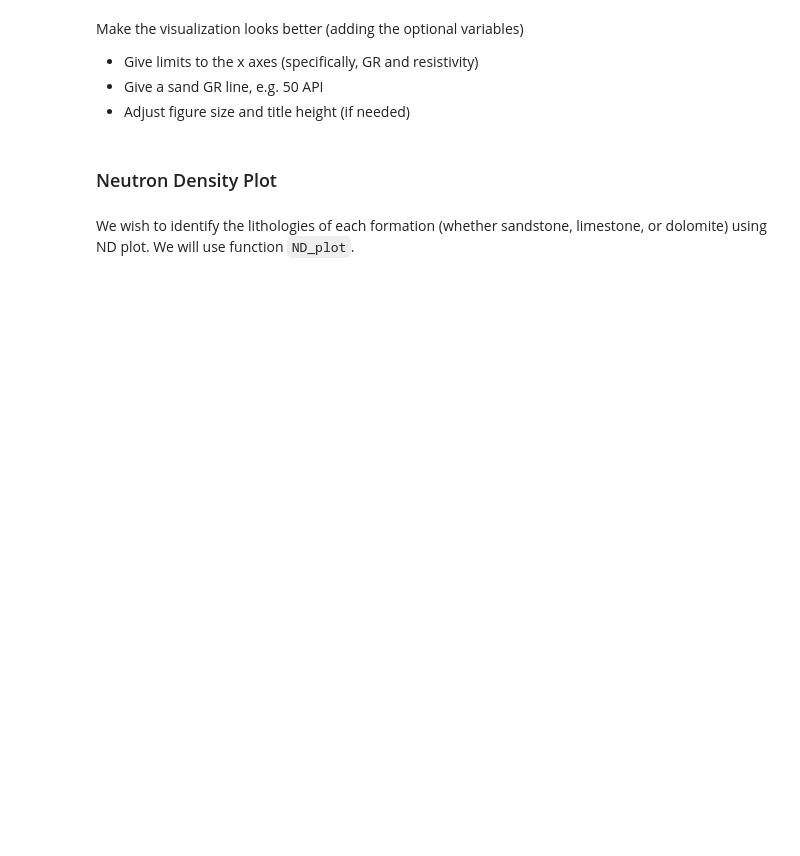
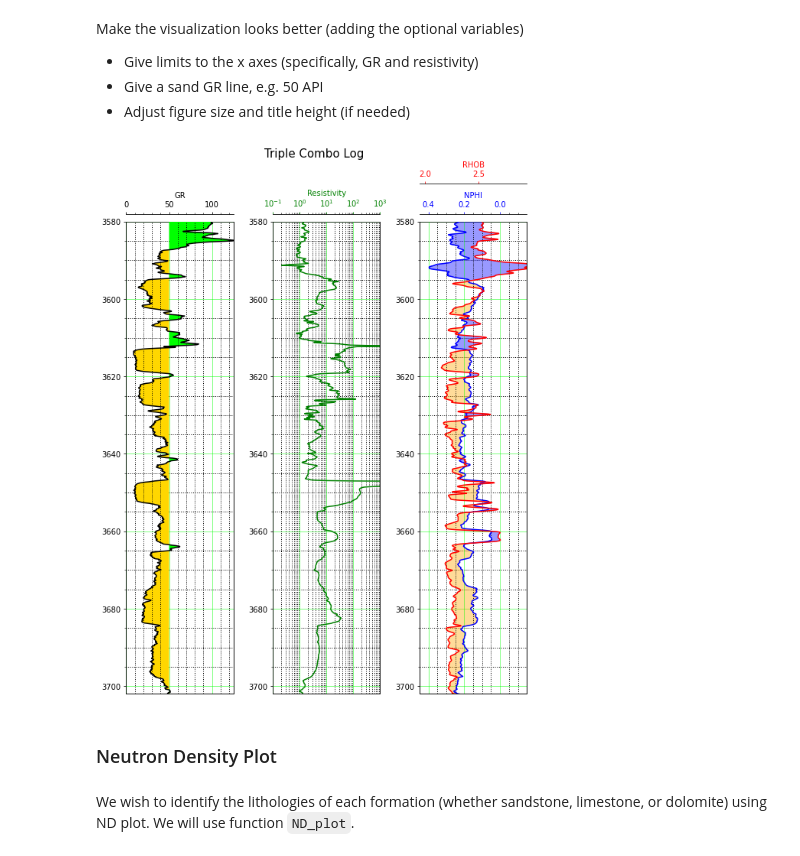
Before and after one commit to yohanesnuwara/python-bootcamp-for-geoengineers, a Jupyter notebook: EnP_training/session3_formation_evaluation_training.ipynb, the cells around one changed output. Cells and saved outputs as stored; diff of their text form; code cells hidden in the pictures; blank space fills up the shorter version.

```diff
--- a/EnP_training/session3_formation_evaluation_training.ipynb
+++ b/EnP_training/session3_formation_evaluation_training.ipynb
@@ -105,3 +331,18 @@ Make the visualization looks better (adding the optional variables)
+# %%
+# adding optional variables like "sand_GR_line", "figsize", etc.
+min_GR=0
+max_GR=125
+sand_GR_line=50
+min_resistivity=0.1
+max_resistivity=1000
+title_height=1.01
+
+triple_combo(df, column_depth, column_GR, column_resistivity,
+             column_NPHI, column_RHOB, min_depth, max_depth,
+             min_GR, max_GR, sand_GR_line, min_resistivity,
+             max_resistivity, title_height=title_height)
+# %% [output]
+[figure, added]
 # %% [markdown]
 ### Neutron Density Plot
 # %% [markdown]
```
Also changed, not shown: parts of 49 cells of this notebook.
